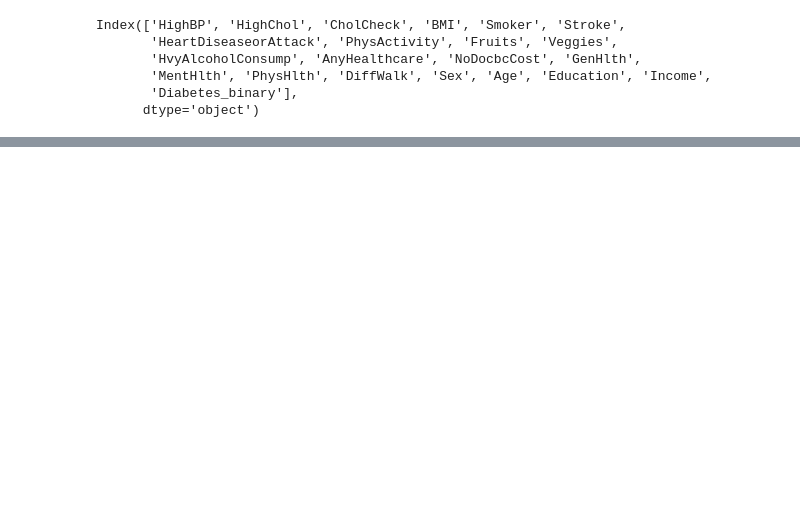
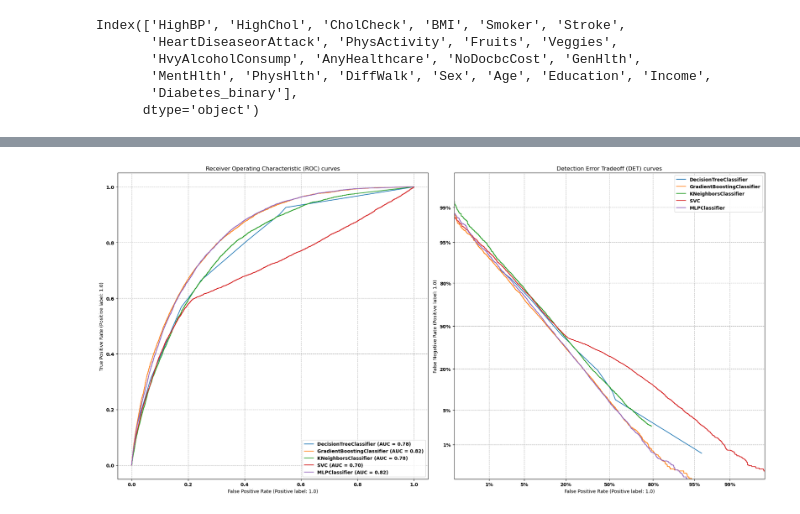
Before and after one commit to rjenez/gatech-cs7641-assignments, a Jupyter notebook: Assignments/SupervisedLearning/Assignment1-Testing.ipynb, the cells around one changed output, grey strips where cells are left out. Cells and saved outputs as stored; diff of their text form; code cells hidden in the pictures; blank space fills up the shorter version.

Commit message:
Checkpoint with close to final files

```diff
--- a/Assignments/SupervisedLearning/Assignment1-Testing.ipynb
+++ b/Assignments/SupervisedLearning/Assignment1-Testing.ipynb
@@ -244,11 +256,12 @@ Index(['HighBP', 'HighChol', 'CholCheck', 'BMI', 'Smoker', 'Stroke',
        'MentHlth', 'PhysHlth', 'DiffWalk', 'Sex', 'Age', 'Education', 'Income',
        'Diabetes_binary'],
       dtype='object')
+# %%
+X_diabetes=diabetes_data
 # %%
-X = diabetes_data.sample(data_size_sample)
-y = X['Diabetes_binary']
-X = X[['HighBP', 'HighChol', 'CholCheck', 'BMI', 'Smoker', 'Stroke',
-       'HeartDiseaseorAttack', 'PhysActivity', 'Fruits', 'Veggies',
-       'HvyAlcoholConsump', 'AnyHealthcare', 'NoDocbcCost', 'GenHlth',
-       'MentHlth', 'PhysHlth', 'DiffWalk', 'Sex', 'Age', 'Education', 'Income']]
+y_diabetes = X_diabetes['Diabetes_binary']
+X_diabetes = X_diabetes[['HighBP', 'HighChol', 'CholCheck', 'BMI', 'Smoker', 'Stroke',
+                         'HeartDiseaseorAttack', 'PhysActivity', 'Fruits', 'Veggies',
+                         'HvyAlcoholConsump', 'AnyHealthcare', 'NoDocbcCost', 'GenHlth',
+                         'MentHlth', 'PhysHlth', 'DiffWalk', 'Sex', 'Age', 'Education', 'Income']]
 # %%
@@ -262 +275,12 @@ plot_roc_det_curves([best_search_decision_diabetes, best_search_boosted_diabetes
+# %%
+with open('best_search_decision_diabetes.pkl', 'rb') as f:
+    best_search_decision_diabetes = pickle.load(f)
+with open('best_search_boosted_diabetes.pkl', 'rb') as f:
+    best_search_boosted_diabetes = pickle.load(f)
+with open('best_search_knn_diabetes.pkl', 'rb') as f:
+    best_search_knn_diabetes = pickle.load(f)
+with open('best_search_svm_diabetes.pkl', 'rb') as f:
+    best_search_svm_diabetes = pickle.load(f)
+with open('best_search_nn_diabetes.pkl', 'rb') as f:
+    best_search_nn_diabetes = pickle.load(f)
 # %%
@@ -285,0 +294,5 @@ Wall time: 7.24 s
+# %%
+plot_roc_det_curves([best_search_decision_diabetes, best_search_boosted_diabetes, best_search_knn_diabetes,best_search_svm_diabetes,best_search_nn_diabetes],
+                    X_diabetes,y_diabetes,'diabetes_test_result_roc_det_curve.png')
+# %% [output]
+[figure, added]
```
Also changed, not shown: parts of 23 cells of this notebook, 44 other files.
